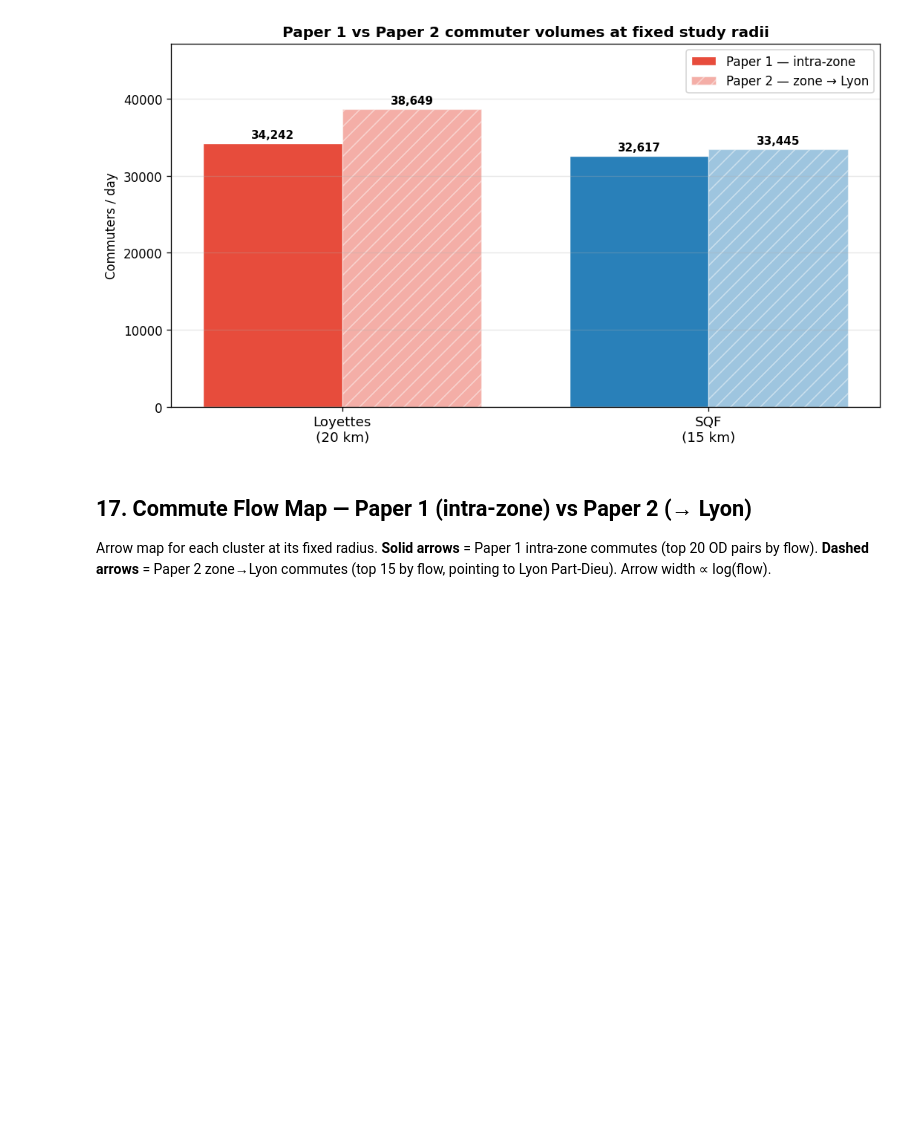
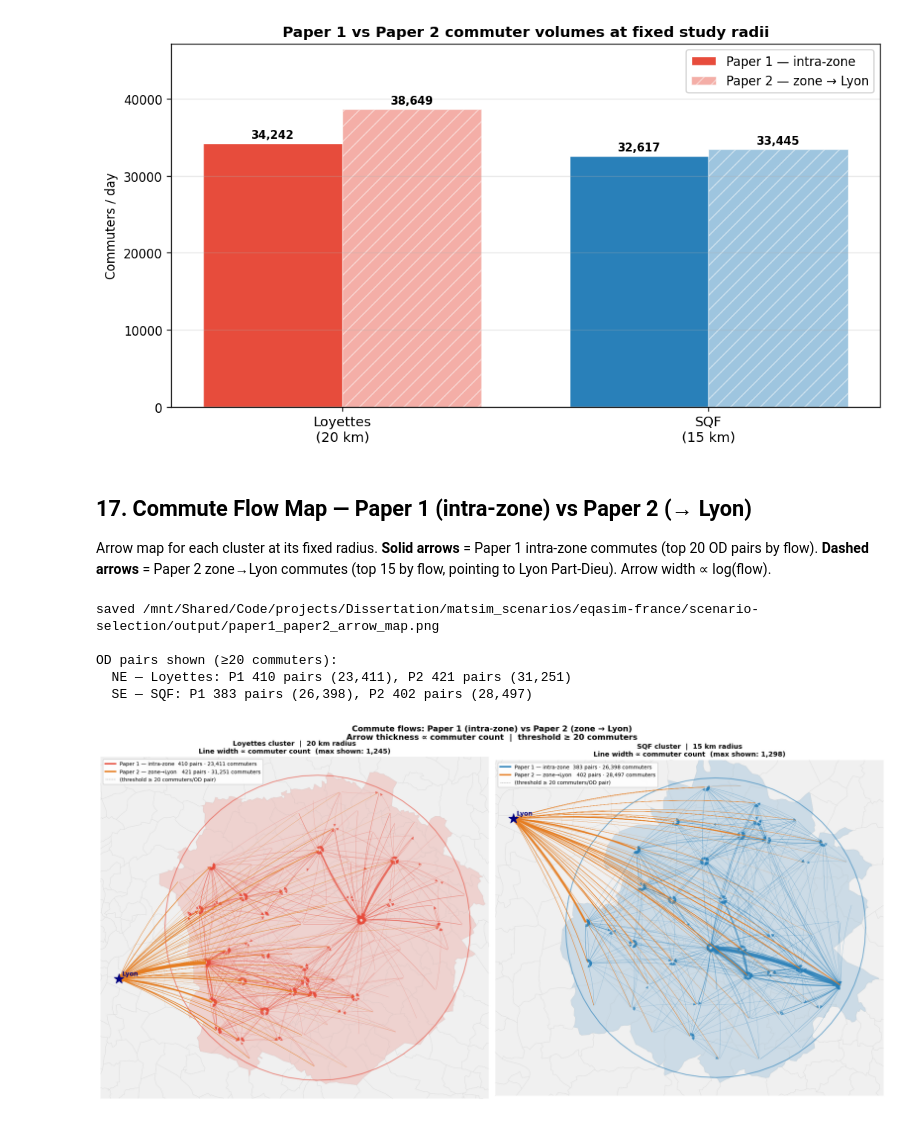
Before and after one commit to Chrigarr9/eqasim-france, a Jupyter notebook: scenario-selection/captivity_analysis.ipynb, the cells around one changed output. Saved outputs shown, nothing was run; the diff lists cells and outputs as text; code cells hidden in the pictures; blank space fills up the shorter version.

Commit message:
captivity §17: rerun notebook with linear lw + 500-commuter threshold outputs

```diff
--- a/scenario-selection/captivity_analysis.ipynb
+++ b/scenario-selection/captivity_analysis.ipynb
@@ -1505,8 +1505,8 @@ saved /mnt/Shared/Code/projects/Dissertation/matsim_scenarios/eqasim-france/scen
 Arrow map for each cluster at its fixed radius. **Solid arrows** = Paper 1 intra-zone commutes (top 20 OD pairs by flow). **Dashed arrows** = Paper 2 zone→Lyon commutes (top 15 by flow, pointing to Lyon Part-Dieu). Arrow width ∝ log(flow).
 # %%
 STUDY_RADII   = {"NE — Loyettes": 20, "SE — SQF": 15}
-MIN_FLOW      = 500   # draw only OD pairs with ≥ this many commuters
-LW_MIN, LW_MAX = 0.5, 6.0  # line-width range; linear ∝ commuter count
+MIN_FLOW      = 20  # draw only OD pairs with ≥ this many commuters
+LW_MIN, LW_MAX = 0.1, 6.0  # line-width range; linear ∝ commuter count
 
 from shapely.geometry import Point as _P, box as _box
 from matplotlib.lines import Line2D
@@ -1603,30 +1603,37 @@ for ax, (name, r_km) in zip(axes, STUDY_RADII.items()):
         Line2D([0],[0], color="#e67e22",      lw=2.5,
                label=f"Paper 2 — zone→Lyon   {len(od_p2)} pairs · {p2_total:,.0f} commuters"),
         Line2D([0],[0], color="grey", lw=0.5, linestyle="--",
                label=f"(threshold ≥ {MIN_FLOW:,} commuters/OD pair)"),
     ]
     ax.legend(handles=legend_els, loc="upper left", fontsize=8.5, framealpha=0.93)
     ax.set_title(
         f"{name.split('—')[1].strip()} cluster  |  {r_km} km radius\n"
         f"Line width ∝ commuter count  (max shown: {ref_flow:,.0f})",
         fontsize=11, fontweight="bold",
     )
 
 fig.suptitle(
     "Commute flows: Paper 1 (intra-zone) vs Paper 2 (zone → Lyon)\n"
     f"Arrow thickness ∝ commuter count  |  threshold ≥ {MIN_FLOW:,} commuters",
     fontsize=13, fontweight="bold",
 )
 fig.tight_layout()
 out_arrows = HERE / "output" / "paper1_paper2_arrow_map.png"
 fig.savefig(out_arrows, dpi=150, bbox_inches="tight")
 print(f"saved {out_arrows}")
 print(f"\nOD pairs shown (≥{MIN_FLOW} commuters):")
 for name, r_km in STUDY_RADII.items():
     info = cluster_info[name]
     in_zone = set(lyon_communes.loc[lyon_communes[info["dist_col"]] <= r_km, "code"])
     local_zone = in_zone - lyon_zone_codes
     p1 = od_mode[od_mode["origin"].isin(local_zone) & od_mode["dest"].isin(local_zone) & (od_mode["total"] >= MIN_FLOW)]
     p2 = od_mode[od_mode["origin"].isin(local_zone) & od_mode["dest"].isin(lyon_zone_codes) & (od_mode["total"] >= MIN_FLOW)]
     print(f"  {name}: P1 {len(p1)} pairs ({p1['total'].sum():,.0f}), P2 {len(p2)} pairs ({p2['total'].sum():,.0f})")
 plt.show()
+# %% [output]
+saved /mnt/Shared/Code/projects/Dissertation/matsim_scenarios/eqasim-france/scenario-selection/output/paper1_paper2_arrow_map.png
+
+OD pairs shown (≥20 commuters):
+  NE — Loyettes: P1 410 pairs (23,411), P2 421 pairs (31,251)
+  SE — SQF: P1 383 pairs (26,398), P2 402 pairs (28,497)
+[figure, added]
```
